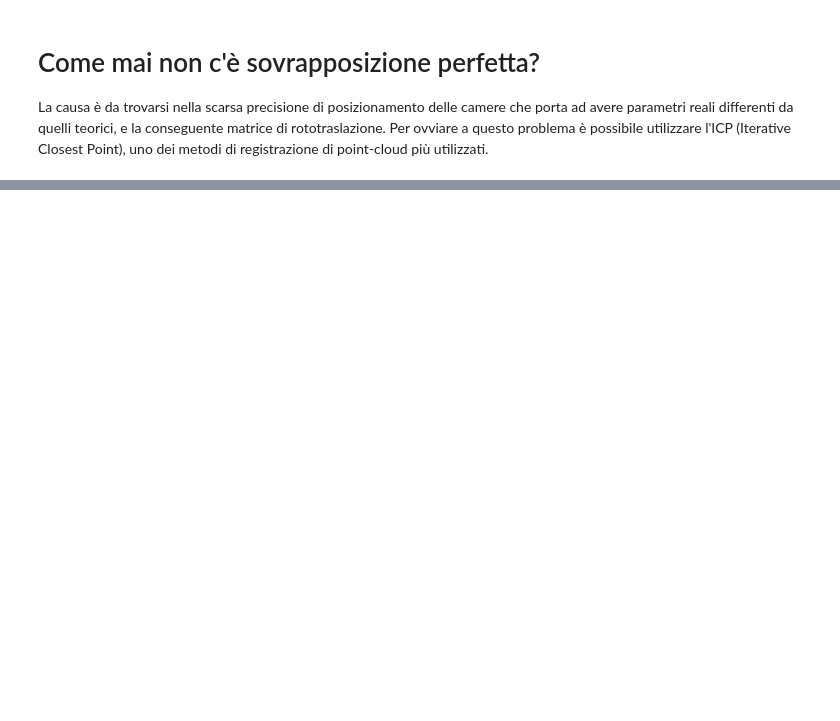
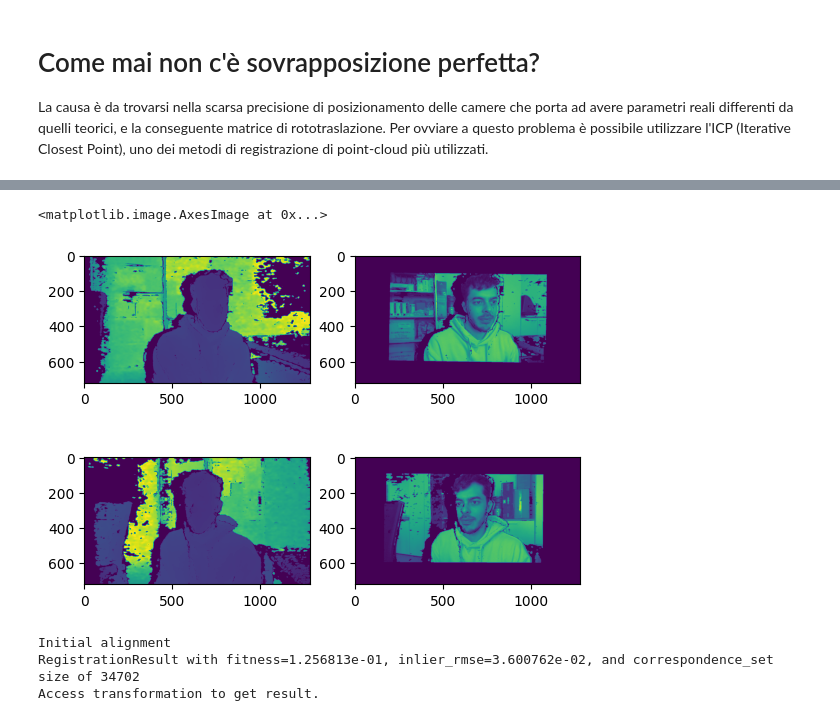
Before and after one commit to jacobuu/point_cloud, a Jupyter notebook: Lezione/lezione_3D.ipynb, the cells around one changed output, grey strips where cells are left out. Cells and saved outputs as stored; diff of their text form; code cells hidden in the pictures; blank space fills up the shorter version.

```diff
--- a/Lezione/lezione_3D.ipynb
+++ b/Lezione/lezione_3D.ipynb
@@ -417,0 +588,12 @@ o3d.visualization.draw_geometries([transformed_rototraslazione, transformed_rot_
+# %%
+plt.subplot(2,2,1)
+plt.imshow(rgbd_image_left.depth)
+plt.subplot(2,2,2)
+plt.imshow(rgbd_image_left.color)
+plt.subplot(2,2,3)
+plt.imshow(rgbd_image_right.depth)
+plt.subplot(2,2,4)
+plt.imshow(rgbd_image_right.color)
+# %% [output]
+<matplotlib.image.AxesImage at 0x...>
+[figure, added]
@@ -417,0 +647,11 @@ o3d.visualization.draw_geometries([transformed_rototraslazione, transformed_rot_
+# %%
+threshold = 0.05
+
+print("Initial alignment")
+evaluation = o3d.pipelines.registration.evaluate_registration(
+    source, target, threshold, trans_init)
+print(evaluation)
+# %% [output]
+Initial alignment
+RegistrationResult with fitness=1.256813e-01, inlier_rmse=3.600762e-02, and correspondence_set size of 34702
+Access transformation to get result.
```
Also changed, not shown: parts of 34 cells of this notebook, 17 other files.
